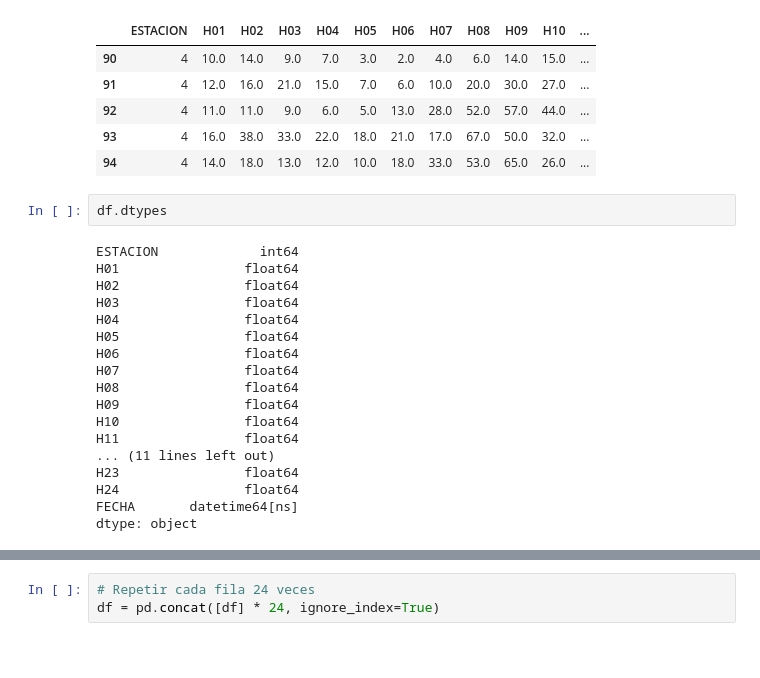
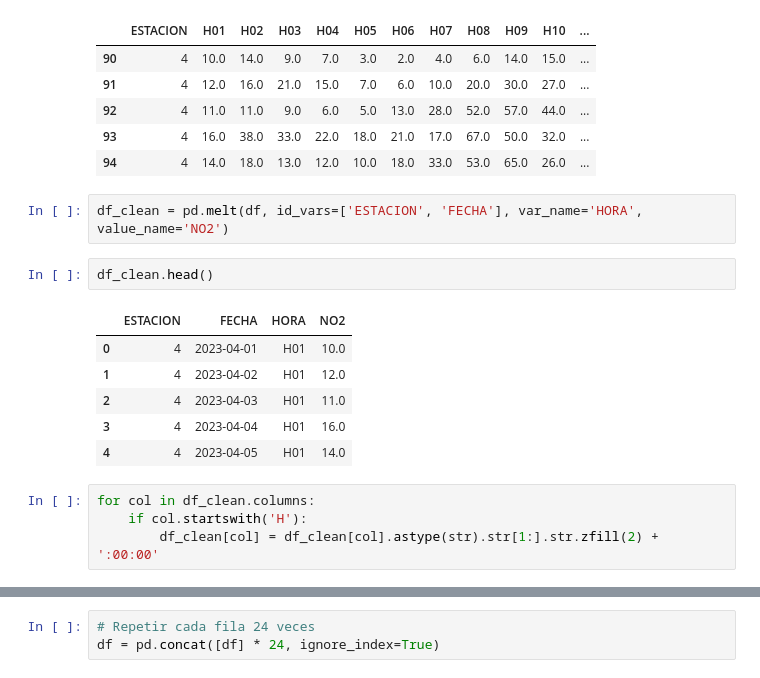
Before and after one commit to charlieciordia/AQ-MAD, a Jupyter notebook: notebook/AQ TIME.ipynb, the cells around one changed output, grey strips where cells are left out. Cells and saved outputs as stored; diff of their text form; blank space fills up the shorter version.

```diff
--- a/notebook/AQ TIME.ipynb
+++ b/notebook/AQ TIME.ipynb
@@ -158,23 +158,18 @@ df.head()
 | 92 | 4 | 11.0 | 11.0 | 9.0 | 6.0 | 5.0 | 13.0 | 28.0 | 52.0 | 57.0 | 44.0 | ... |
 | 93 | 4 | 16.0 | 38.0 | 33.0 | 22.0 | 18.0 | 21.0 | 17.0 | 67.0 | 50.0 | 32.0 | ... |
 | 94 | 4 | 14.0 | 18.0 | 13.0 | 12.0 | 10.0 | 18.0 | 33.0 | 53.0 | 65.0 | 26.0 | ... |
-# %%
-df.dtypes
-# %% [output]
-ESTACION             int64
-H01                float64
-H02                float64
-H03                float64
-H04                float64
-H05                float64
-H06                float64
-H07                float64
-H08                float64
-H09                float64
-H10                float64
-H11                float64
-... (11 lines left out)
-H23                float64
-H24                float64
-FECHA       datetime64[ns]
-dtype: object
+# %%
+df_clean = pd.melt(df, id_vars=['ESTACION', 'FECHA'], var_name='HORA', value_name='NO2')
+# %%
+df_clean.head()
+# %% [output]
+|  | ESTACION | FECHA | HORA | NO2 |
+| 0 | 4 | 2023-04-01 | H01 | 10.0 |
+| 1 | 4 | 2023-04-02 | H01 | 12.0 |
+| 2 | 4 | 2023-04-03 | H01 | 11.0 |
+| 3 | 4 | 2023-04-04 | H01 | 16.0 |
+| 4 | 4 | 2023-04-05 | H01 | 14.0 |
+# %%
+for col in df_clean.columns:
+    if col.startswith('H'):
+        df_clean[col] = df_clean[col].astype(str).str[1:].str.zfill(2) + ':00:00'
```
Also changed, not shown: parts of 12 cells of this notebook.
